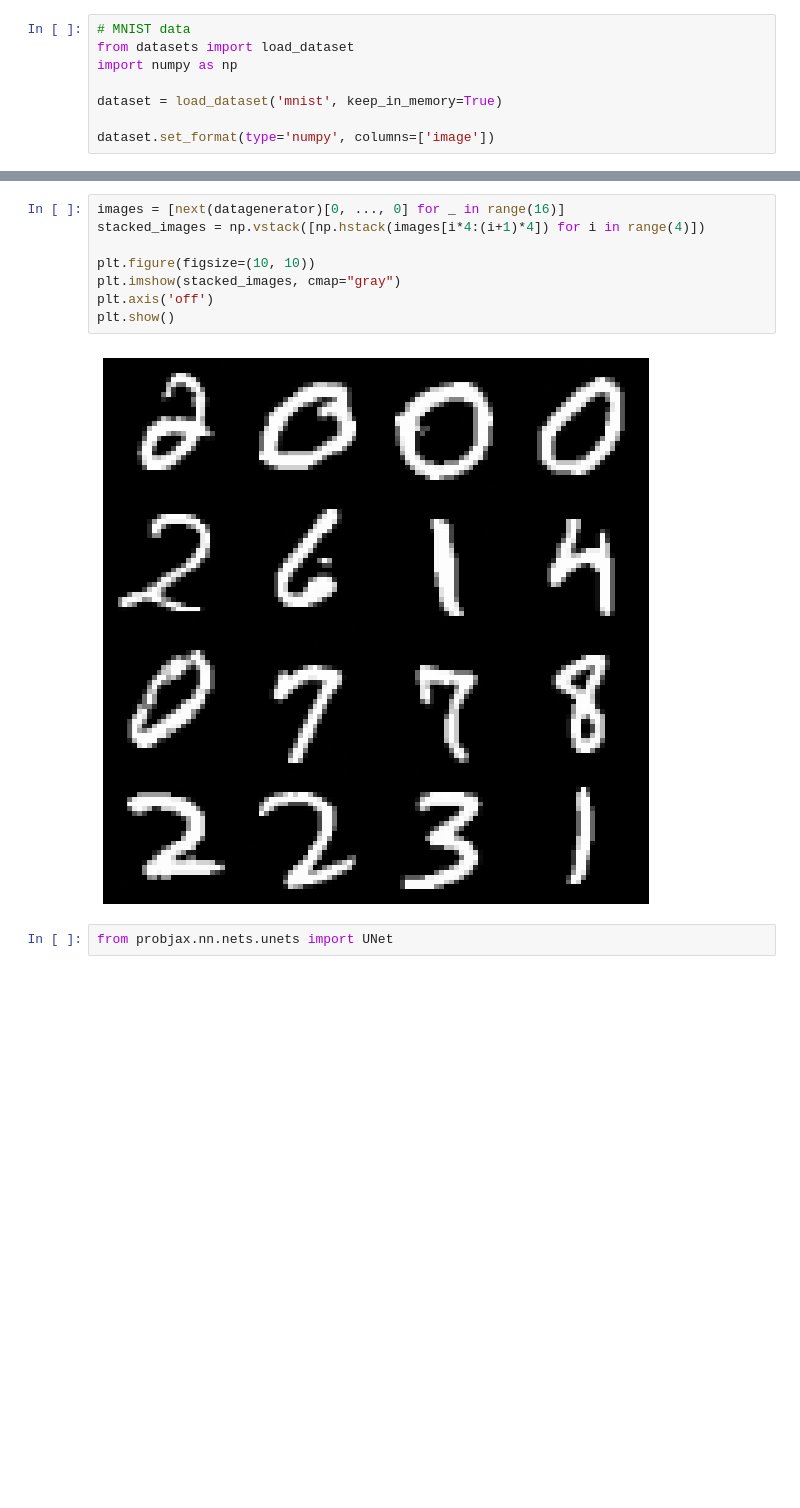
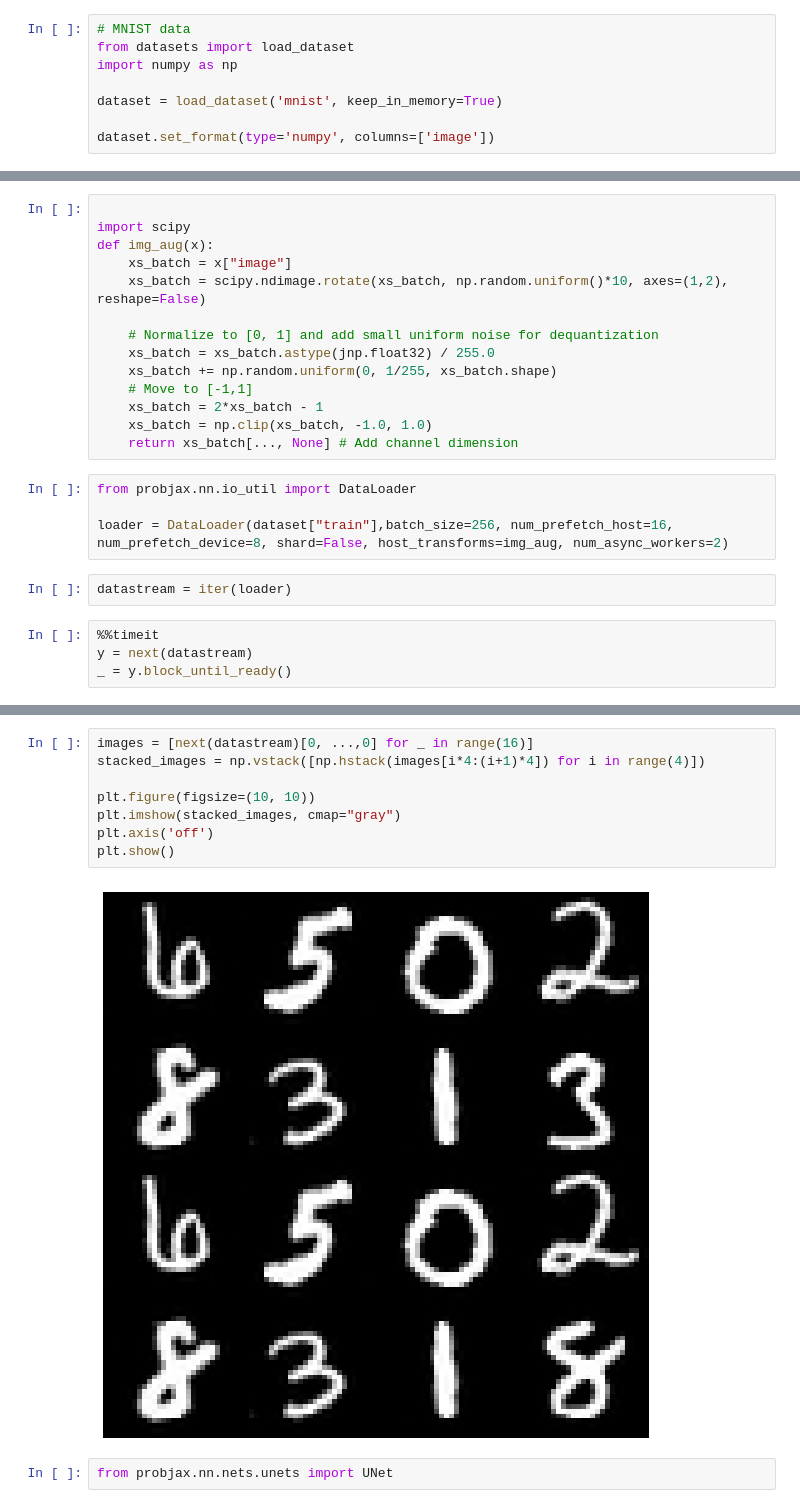
Before and after one commit to mackelab/probjax, a Jupyter notebook: examples/nn/flows/flow_matching_mnist.ipynb, the cells around one changed output, grey strips where cells are left out. Drawn from its saved outputs; the diff is of its cells as text; blank space fills up the shorter version.

```diff
--- a/examples/nn/flows/flow_matching_mnist.ipynb
+++ b/examples/nn/flows/flow_matching_mnist.ipynb
@@ -50,0 +23,24 @@ datagenerator = train_data_generator()
+# %%
+
+import scipy
+def img_aug(x):
+    xs_batch = x["image"]
+    xs_batch = scipy.ndimage.rotate(xs_batch, np.random.uniform()*10, axes=(1,2), reshape=False)
+
+    # Normalize to [0, 1] and add small uniform noise for dequantization
+    xs_batch = xs_batch.astype(jnp.float32) / 255.0
+    xs_batch += np.random.uniform(0, 1/255, xs_batch.shape)
+    # Move to [-1,1]
+    xs_batch = 2*xs_batch - 1
+    xs_batch = np.clip(xs_batch, -1.0, 1.0)
+    return xs_batch[..., None] # Add channel dimension
+# %%
+from probjax.nn.io_util import DataLoader
+
+loader = DataLoader(dataset["train"],batch_size=256, num_prefetch_host=16, num_prefetch_device=8, shard=False, host_transforms=img_aug, num_async_workers=2)
+# %%
+datastream = iter(loader)
+# %%
+%%timeit
+y = next(datastream)
+_ = y.block_until_ready()
@@ -51,13 +49,13 @@ datagenerator = train_data_generator()
 # %%
-images = [next(datagenerator)[0, ..., 0] for _ in range(16)]
+images = [next(datastream)[0, ...,0] for _ in range(16)]
 stacked_images = np.vstack([np.hstack(images[i*4:(i+1)*4]) for i in range(4)])
 
 plt.figure(figsize=(10, 10))
 plt.imshow(stacked_images, cmap="gray")
 plt.axis('off')
 plt.show()
 # %% [output]
-[figure, old version]
+[figure, new version]
 # %%
 from probjax.nn.nets.unets import UNet
 # %%
```
Also changed, not shown: parts of 18 cells of this notebook, 7 other files.
